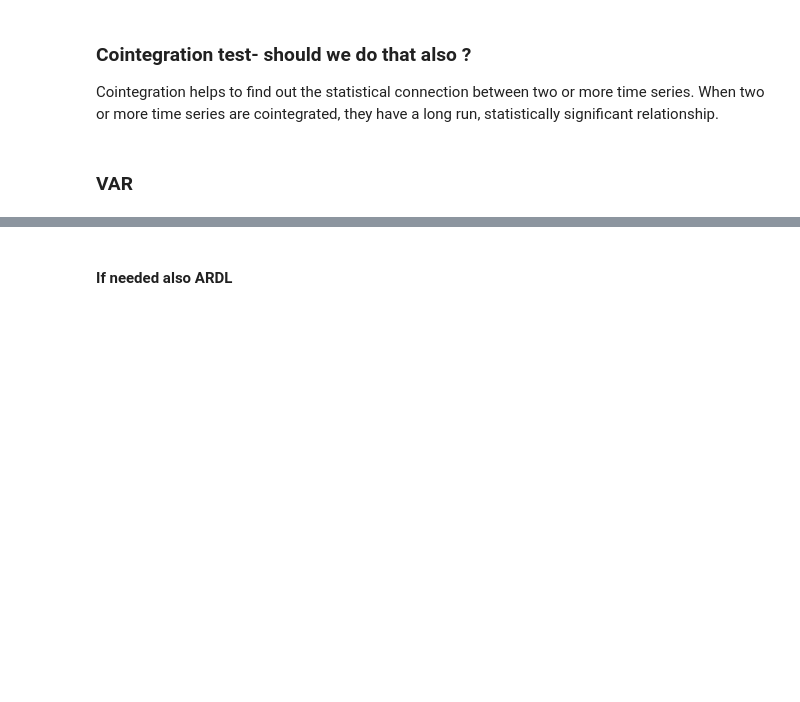
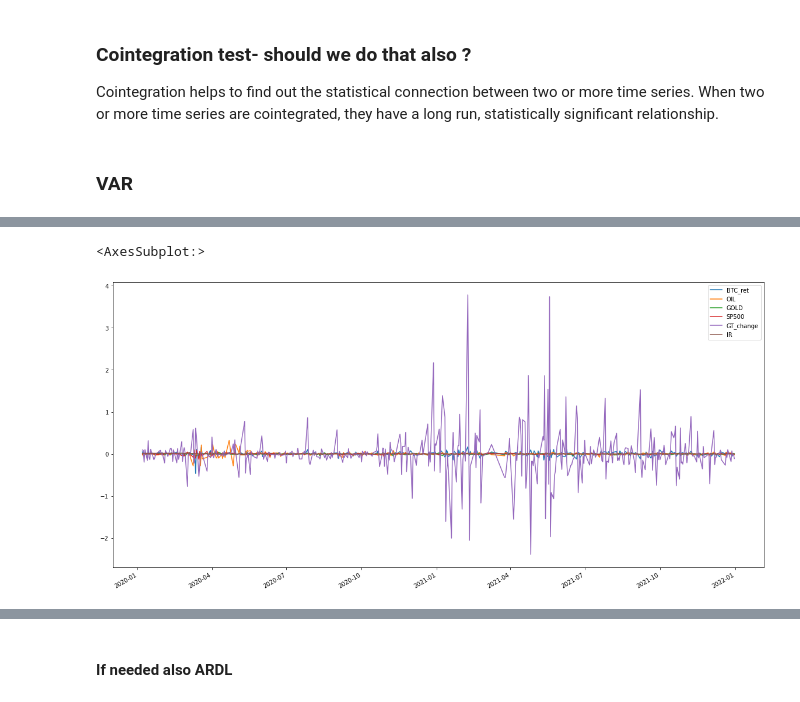
Before and after one commit to Nsmid/Research-project-Fintech-BTC_PRICES, a Jupyter notebook: research_project.ipynb, the cells around one changed output, grey strips where cells are left out. Drawn from its saved outputs; the diff is of its cells as text; code cells hidden in the pictures; blank space fills up the shorter version.

```diff
--- a/research_project.ipynb
+++ b/research_project.ipynb
@@ -916,0 +919,5 @@ tweets              0.000958     0.648244  0.001895  0.000671  0.000417  0.02468
+# %%
+data_m3 = data_btc.filter(['BTC_ret','GoogleTrend','GOLD','OIL','SP500'], axis=1)
+# data_m3.index = pd.DatetimeIndex(data_m3.index).to_period('D')
+# %%
+data_m3 = data_m3.merge(yahoofin_IR.IR, how='left', right_index=True, left_index=True)
@@ -916,0 +934,7 @@ tweets              0.000958     0.648244  0.001895  0.000671  0.000417  0.02468
+# %%
+#making Google Trend stationary by taking the first difference
+data_m3['GT_change'] = data_m3.GoogleTrend.diff()
+# %%
+# data_m3 = data_m3.merge(GoogleTrend_norm, how='left', right_index=True, left_index=True)
+# data_m3 = data_m3.rename(columns = {0:'GoogleTrend_norm'})
+data_m3.dropna(inplace=True)
@@ -916,0 +978,6 @@ tweets              0.000958     0.648244  0.001895  0.000671  0.000417  0.02468
+# %%
+data_m3[['BTC_ret', 'OIL', 'GOLD', 'SP500', 'GT_change', 'IR']].plot(figsize=(20,10))
+# data_m3[['BTC_ret', 'OIL', 'GOLD', 'SP500', 'GoogleTrend', 'IR']].plot(figsize=(20,10))
+# %% [output]
+<AxesSubplot:>
+[figure, added]
```
Also changed, not shown: parts of 27 cells of this notebook.
